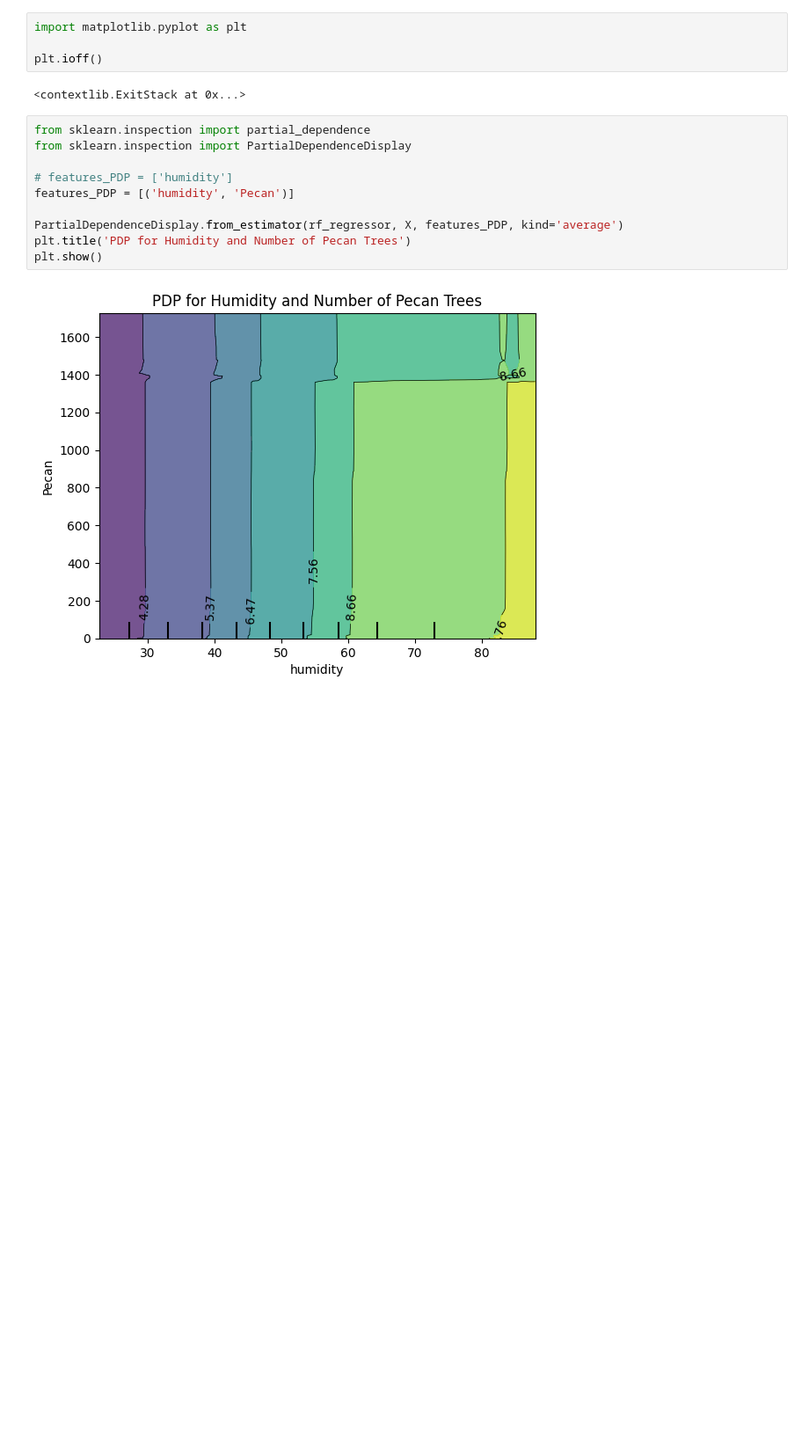
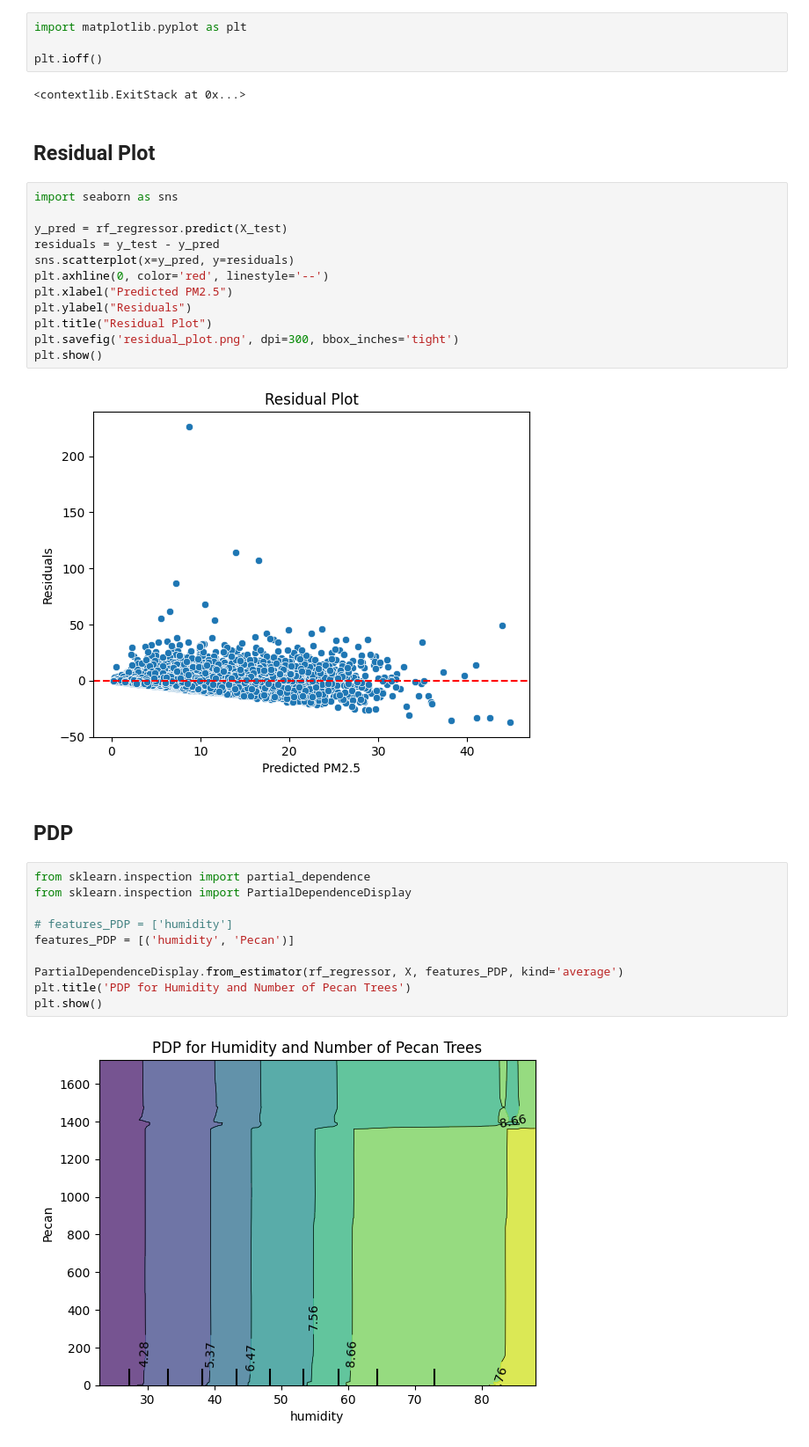
Before and after one commit to AsmitC/Austin_Trees, a Jupyter notebook: interpretability.ipynb, the cells around one changed output. Shown at 88% size. Saved outputs shown, nothing was run; the diff lists cells and outputs as text; blank space fills up the shorter version.

Commit message:
Add residual plot

```diff
--- a/interpretability.ipynb
+++ b/interpretability.ipynb
@@ -184,6 +184,24 @@ import matplotlib.pyplot as plt
 plt.ioff()
 # %% [output]
 <contextlib.ExitStack at 0x...>
+# %% [markdown]
+## Residual Plot
+# %%
+import seaborn as sns
+
+y_pred = rf_regressor.predict(X_test)
+residuals = y_test - y_pred
+sns.scatterplot(x=y_pred, y=residuals)
+plt.axhline(0, color='red', linestyle='--')
+plt.xlabel("Predicted PM2.5")
+plt.ylabel("Residuals")
+plt.title("Residual Plot")
+plt.savefig('residual_plot.png', dpi=300, bbox_inches='tight')
+plt.show()
+# %% [output]
+[figure, added]
+# %% [markdown]
+## PDP
 # %%
 from sklearn.inspection import partial_dependence
 from sklearn.inspection import PartialDependenceDisplay
```
Also changed, not shown: parts of 5 cells of this notebook, 1 other file.
